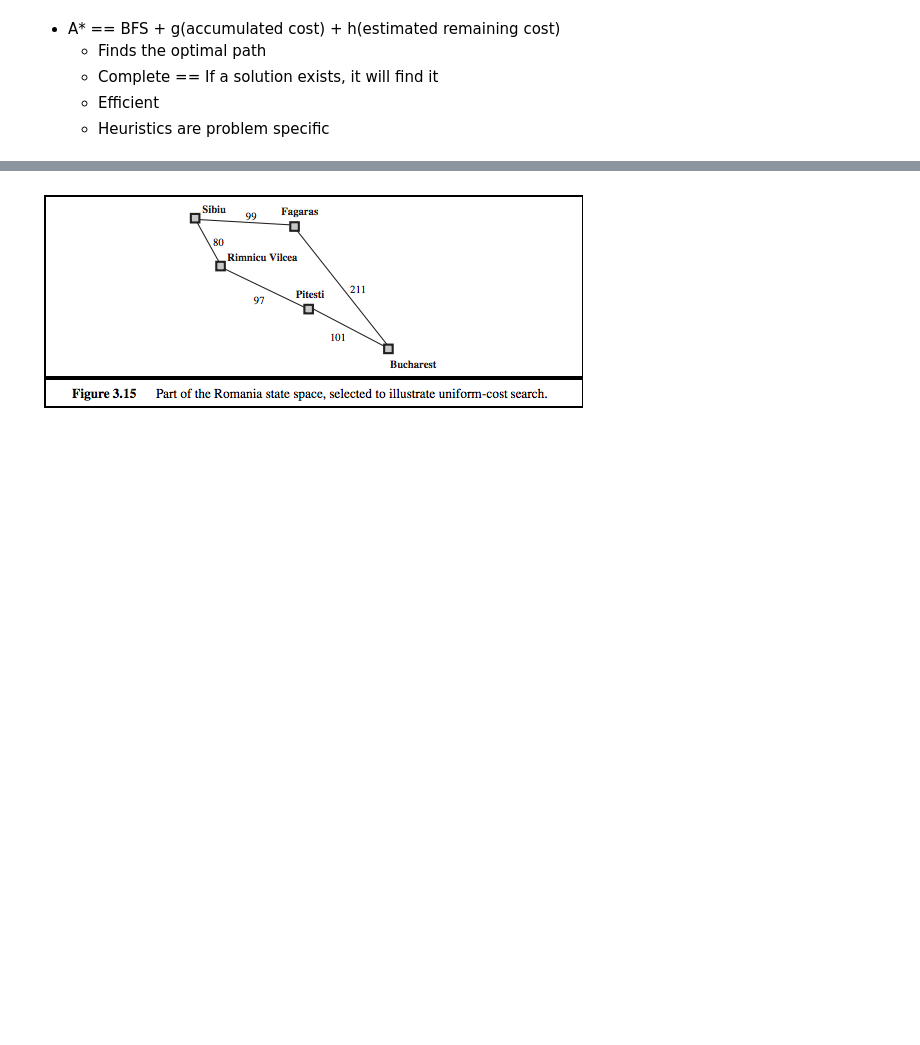
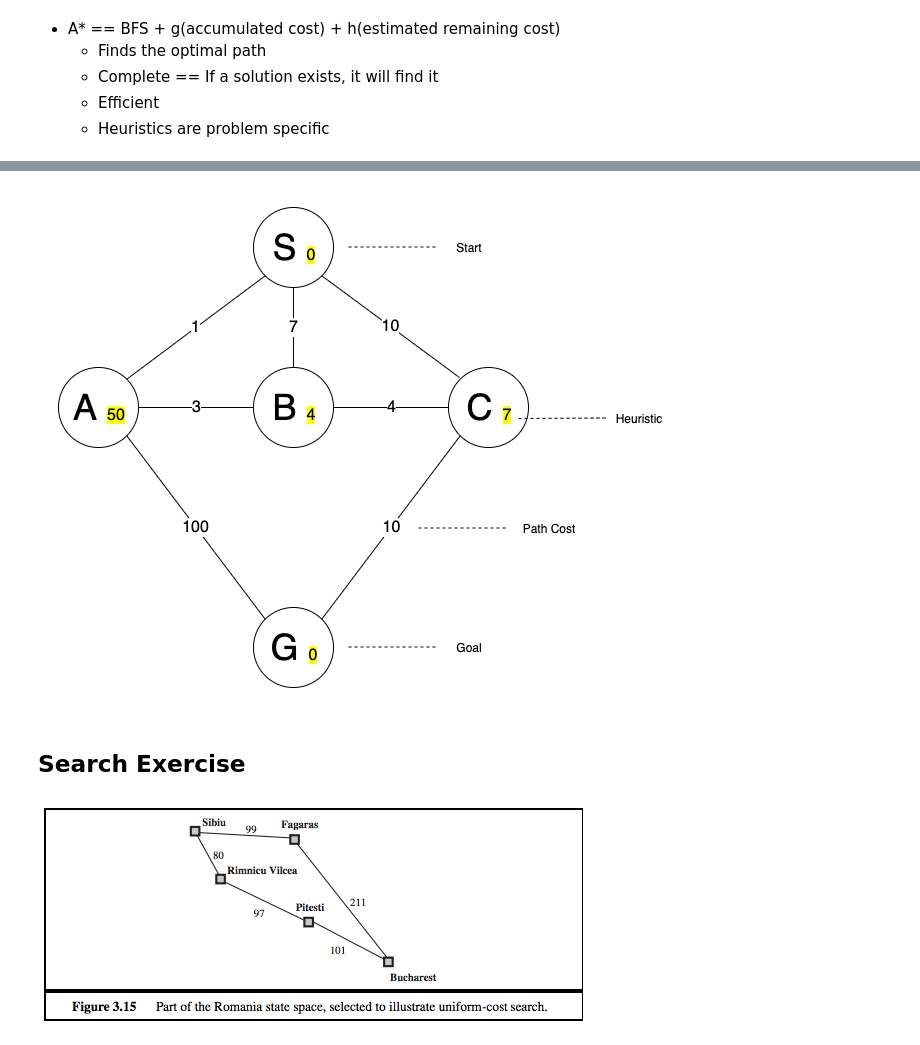
Before and after one commit to robOcity/ai-course, a Jupyter notebook: slides/week-2-search-slides.ipynb, the cells around one changed output, grey strips where cells are left out. Cells and saved outputs as stored; diff of their text form; code cells hidden in the pictures; blank space fills up the shorter version.

Commit message:
doc: add search example graph and many edits

```diff
--- a/slides/week-2-search-slides.ipynb
+++ b/slides/week-2-search-slides.ipynb
@@ -308,3 +336,9 @@ Queue ordering has a big effect as we just saw.  How better order our Queue to f
+# %%
+Image("images/search-example-graph.png")
+# %% [output]
+[figure, added]
+# %% [markdown]
+## Search Exercise
 # %%
 Image('images/Figure-S3-15.png')
 # %% [output]
```
Also changed, not shown: parts of 42 cells of this notebook, 1 other file.
